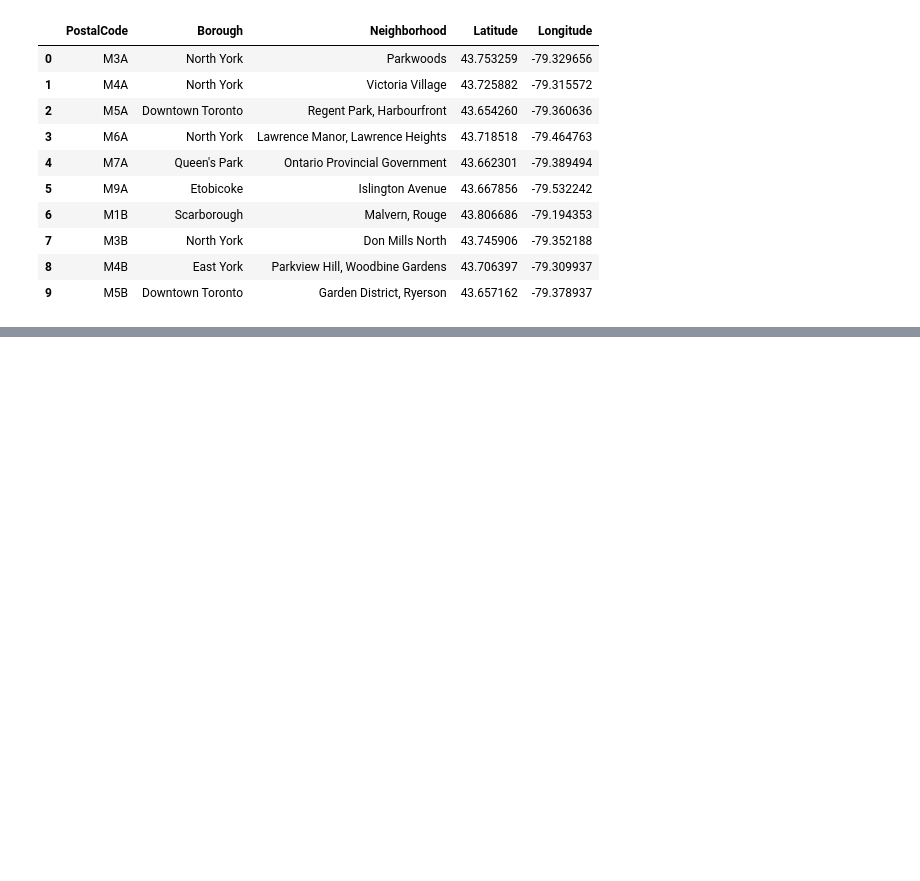
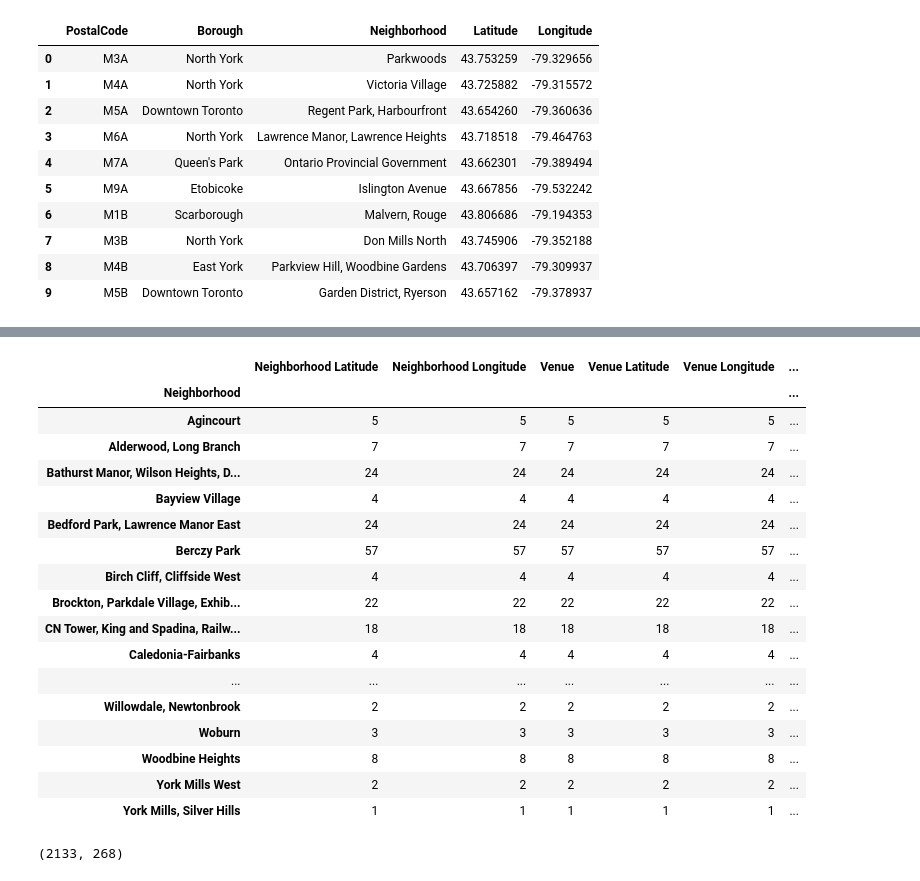
Before and after one commit to kane689/Coursera_Capstone, a Jupyter notebook: Untitled13.ipynb, the cells around one changed output, grey strips where cells are left out. Drawn from its saved outputs; the diff is of its cells as text; code cells hidden in the pictures; blank space fills up the shorter version.

```diff
--- a/Untitled13.ipynb
+++ b/Untitled13.ipynb
@@ -141,3 +141,7 @@ nw_data.head(10)
 | 7 | M3B | North York | Don Mills North | 43.745906 | -79.352188 |
 | 8 | M4B | East York | Parkview Hill, Woodbine Gardens | 43.706397 | -79.309937 |
 | 9 | M5B | Downtown Toronto | Garden District, Ryerson | 43.657162 | -79.378937 |
+# %%
+CLIENT_ID = 'RFBIIGEGQHUKNCUCRNHRMQKSJZJX1EUEOFUYDWWAMNXTBY45' # your Foursquare ID
+CLIENT_SECRET = '2Q1AWGGIYUTG52R1YAN5QIBBHJOLEFZUPGIKSNWPKKYQAJ54' # your Foursquare Secret
+VERSION = '20180605' # Foursquare API version
@@ -143,0 +190,5 @@ nw_data.head(10)
+# %%
+toronto_venues = getNearbyVenues(names=nw_data['Neighborhood'],
+                                   latitudes=nw_data['Latitude'],
+                                   longitudes=nw_data['Longitude']
+                                  )
@@ -143,0 +222,29 @@ nw_data.head(10)
+# %%
+toronto_venues.groupby('Neighborhood').count()
+# %% [output]
+|  | Neighborhood Latitude | Neighborhood Longitude | Venue | Venue Latitude | Venue Longitude | ... |
+| Neighborhood |  |  |  |  |  | ... |
+| Agincourt | 5 | 5 | 5 | 5 | 5 | ... |
+| Alderwood, Long Branch | 7 | 7 | 7 | 7 | 7 | ... |
+| Bathurst Manor, Wilson Heights, D... | 24 | 24 | 24 | 24 | 24 | ... |
+| Bayview Village | 4 | 4 | 4 | 4 | 4 | ... |
+| Bedford Park, Lawrence Manor East | 24 | 24 | 24 | 24 | 24 | ... |
+| Berczy Park | 57 | 57 | 57 | 57 | 57 | ... |
+| Birch Cliff, Cliffside West | 4 | 4 | 4 | 4 | 4 | ... |
+| Brockton, Parkdale Village, Exhib... | 22 | 22 | 22 | 22 | 22 | ... |
+| CN Tower, King and Spadina, Railw... | 18 | 18 | 18 | 18 | 18 | ... |
+| Caledonia-Fairbanks | 4 | 4 | 4 | 4 | 4 | ... |
+| ... | ... | ... | ... | ... | ... | ... |
+| Willowdale, Newtonbrook | 2 | 2 | 2 | 2 | 2 | ... |
+| Woburn | 3 | 3 | 3 | 3 | 3 | ... |
+| Woodbine Heights | 8 | 8 | 8 | 8 | 8 | ... |
+| York Mills West | 2 | 2 | 2 | 2 | 2 | ... |
+| York Mills, Silver Hills | 1 | 1 | 1 | 1 | 1 | ... |
+# %%
+# one hot encoding
+toronto_onehot = pd.get_dummies(toronto_venues[['Venue Category']], prefix="", prefix_sep="")
+toronto_onehot.drop(['Neighborhood'],axis=1,inplace=True)
+toronto_onehot.insert(loc=0, column='Neighborhood', value=toronto_venues['Neighborhood'] )
+toronto_onehot.shape
+# %% [output]
+(2133, 268)
```
Also changed, not shown: parts of 6 cells of this notebook.
